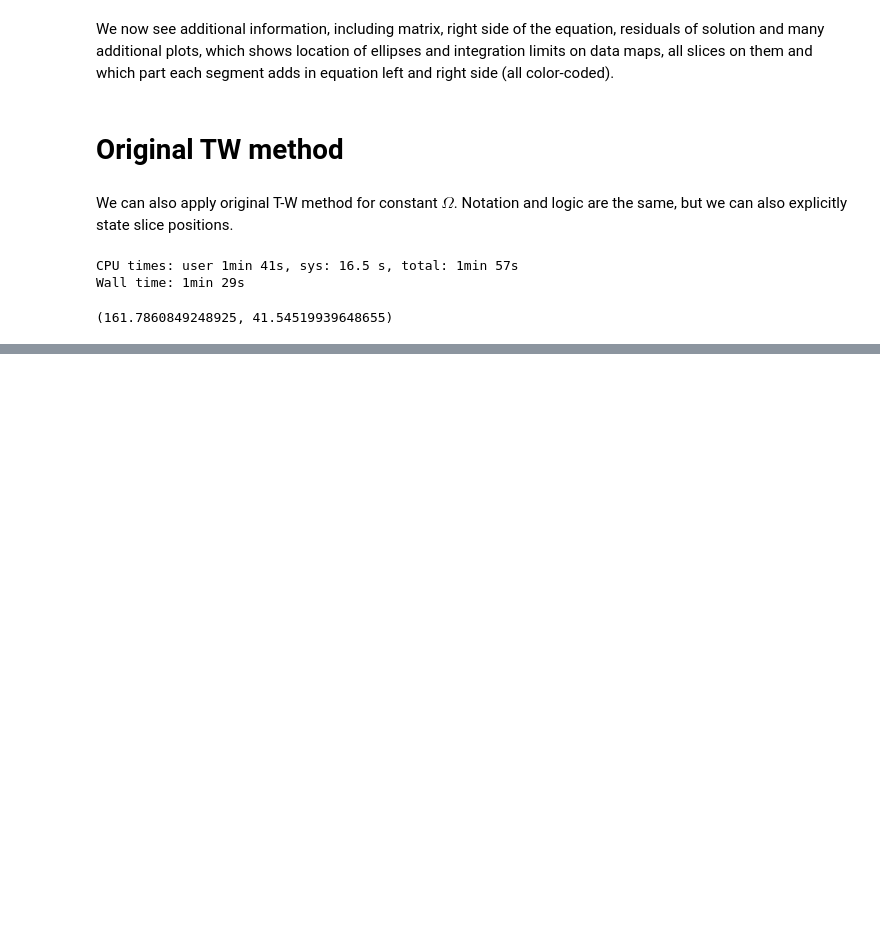
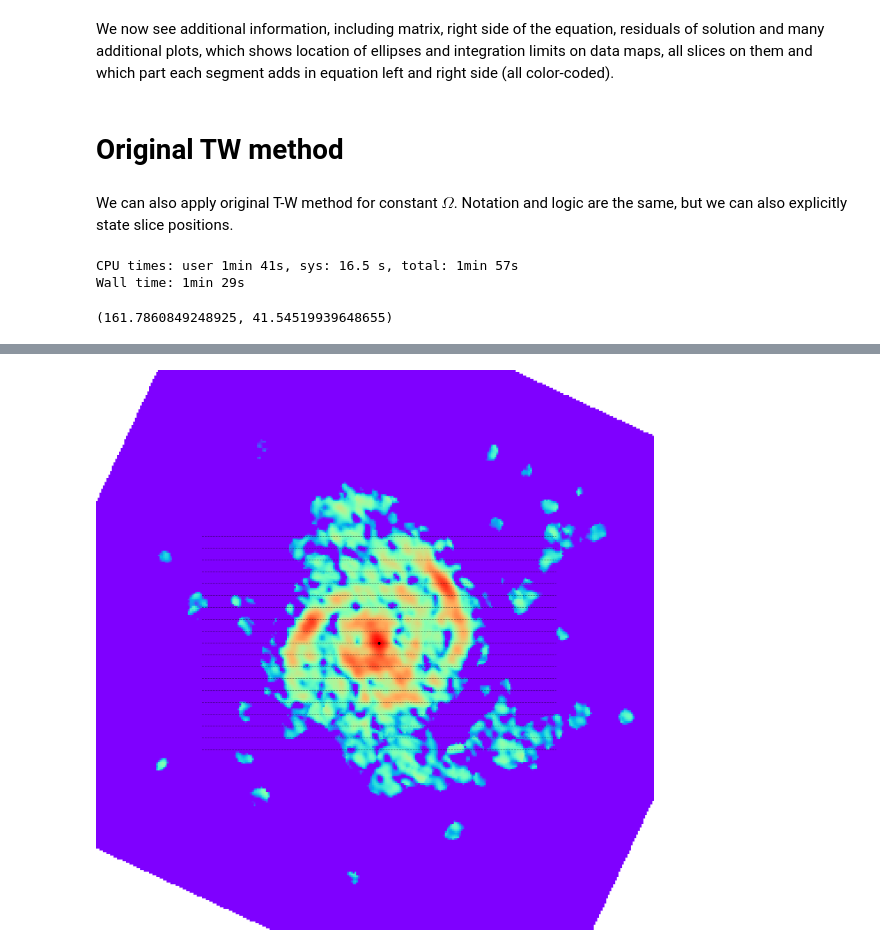
Before and after one commit to strawberryfieldss/galaxy, a Jupyter notebook: new/pyTWR-master/NGC4736.ipynb, the cells around one changed output, grey strips where cells are left out. Cells and saved outputs as stored; diff of their text form; code cells hidden in the pictures; blank space fills up the shorter version.

```diff
--- a/new/pyTWR-master/NGC4736.ipynb
+++ b/new/pyTWR-master/NGC4736.ipynb
@@ -860,0 +389,4 @@ slope Ω: 59.785+/-6.489 (SE)
+# %%
+Image('4736b.png')
+# %% [output]
+[figure, added]
```
Also changed, not shown: parts of 26 cells of this notebook.
